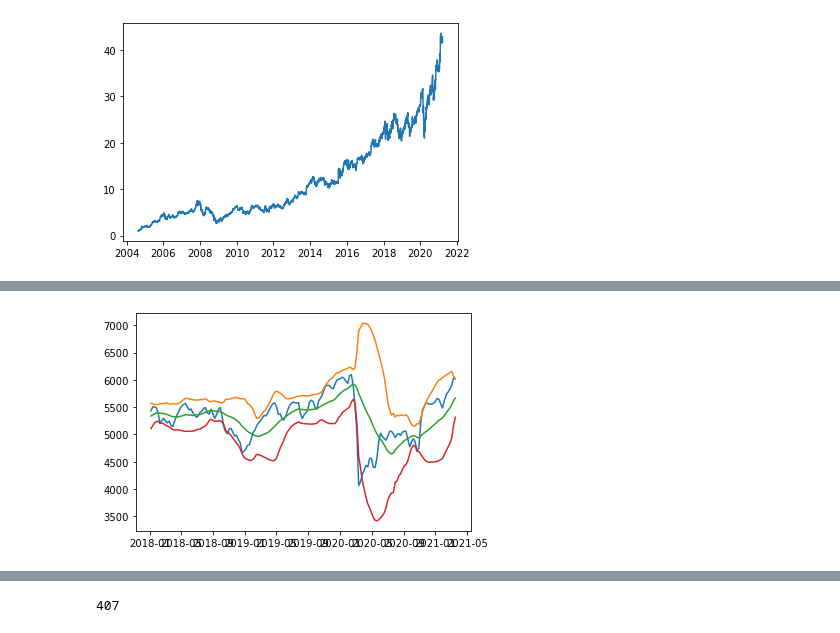
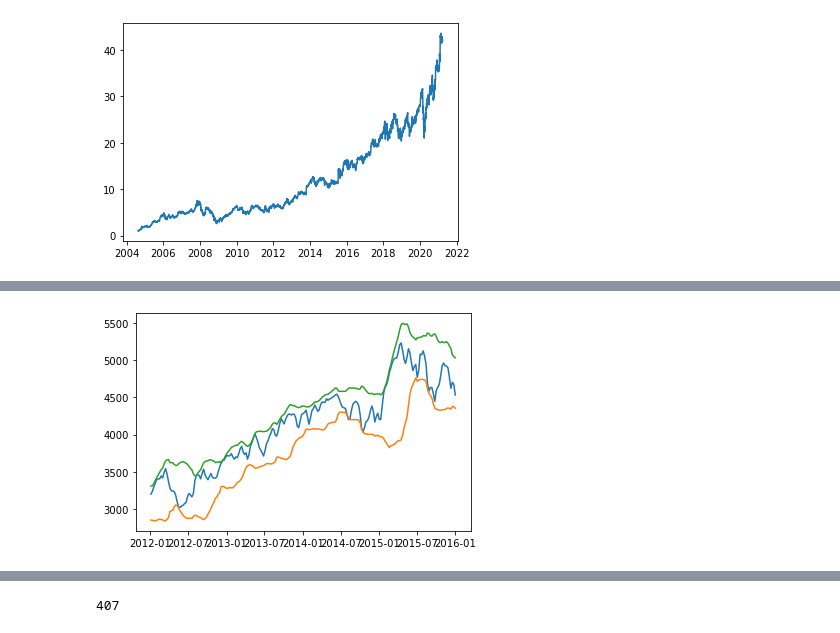
Before and after one commit to igaekus/projet-python-1A, a Jupyter notebook: algoTrading.ipynb, the cells around one changed output, grey strips where cells are left out. Drawn from its saved outputs; the diff is of its cells as text; code cells hidden in the pictures.

```diff
--- a/algoTrading.ipynb
+++ b/algoTrading.ipynb
@@ -151,14 +151,15 @@ cac40_hist, loreal_hist = pd.DataFrame(cac40.history(period="max")),pd.DataFrame
 # %%
 cac40_hist.columns = map(str.lower, cac40_hist.columns)
 cac40_hist=resample(cac40_hist,"7d")
 ind_weekly_p_change = TA.ROC(cac40_hist, period=1)
 ind_bbands = TA.BBANDS(cac40_hist)
 
-plt.plot((cac40_hist["open"]["2018":]+cac40_hist["close"]["2018":])/2)
-plt.plot(ind_bbands["2018":])
+plt.plot((cac40_hist["open"]["2012":"2015"]+cac40_hist["close"]["2012":"2015"])/2)
+plt.plot(ind_bbands["2012":"2015"].BB_LOWER)
+plt.plot(ind_bbands["2012":"2015"].BB_UPPER)
 plt.show()
 # %% [output]
-[figure, old version]
+[figure, new version]
 # %%
 plt.plot(ind_weekly_p_change["2018":])
 #plt.plot(cac40_hist["2018-01"])
```
Also changed, not shown: parts of 16 cells of this notebook.
